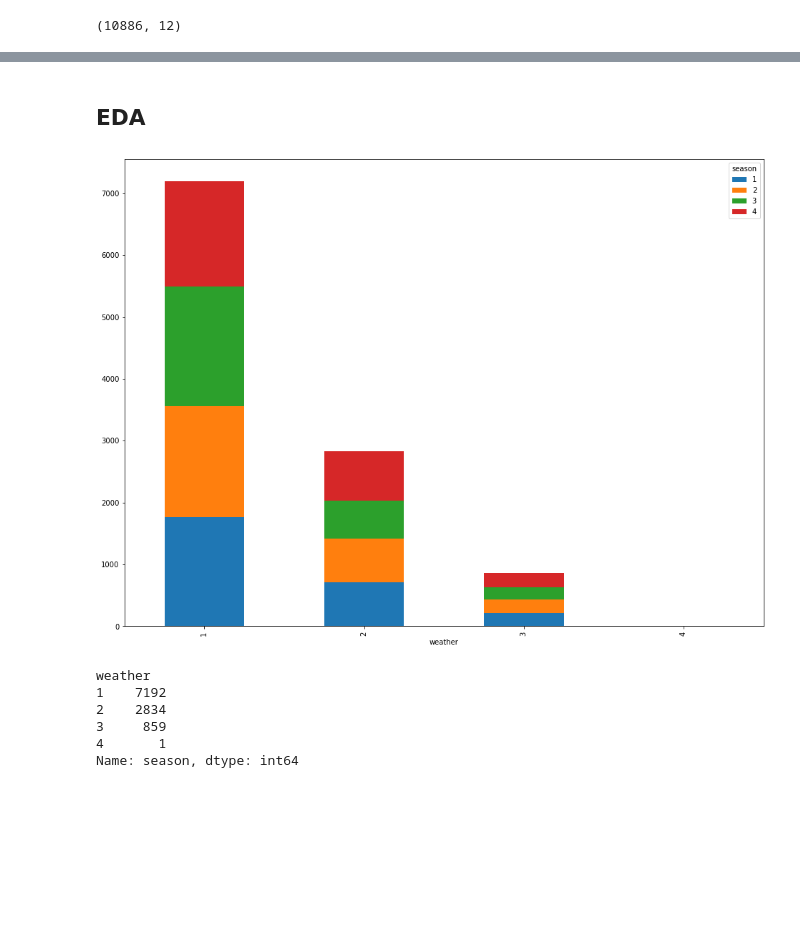
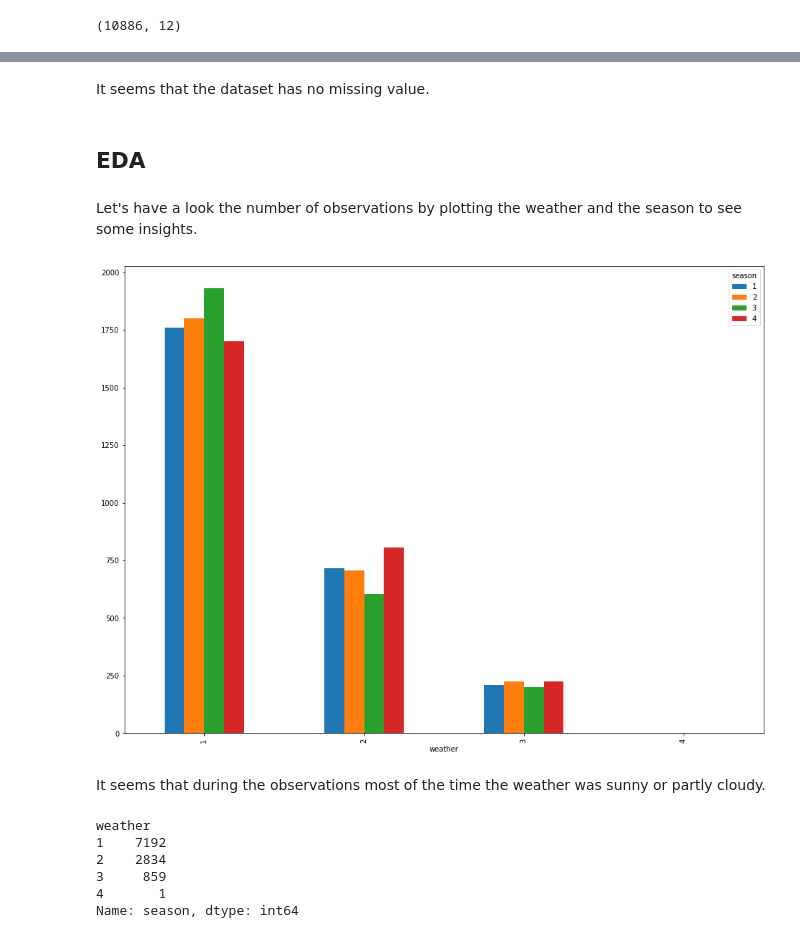
Before and after one commit to ptrGSKA/Business_case-Yulu-Hypothesis_testing, a Jupyter notebook: Yulu_Business_Hypothesis_Testing.ipynb, the cells around one changed output, grey strips where cells are left out. Saved outputs shown, nothing was run; the diff lists cells and outputs as text; code cells hidden in the pictures; blank space fills up the shorter version.

```diff
--- a/Yulu_Business_Hypothesis_Testing.ipynb
+++ b/Yulu_Business_Hypothesis_Testing.ipynb
@@ -139,8 +144,14 @@ msno.matrix(df_yulu)
+# %% [markdown]
+It seems that the dataset has no missing value.
 # %% [markdown]
 ## EDA
+# %% [markdown]
+Let's have a look the number of observations by plotting the weather and the season to see some insights.
 # %%
-pd.crosstab(df_yulu['weather'], df_yulu['season']).plot(kind = 'bar', stacked = True)
+pd.crosstab(df_yulu['weather'], df_yulu['season']).plot(kind = 'bar')
 plt.show()
 # %% [output]
-[figure, old version]
+[figure, new version]
+# %% [markdown]
+It seems that during the observations most of the time the weather was sunny or partly cloudy.
 # %%
```
Also changed, not shown: parts of 33 cells of this notebook.
